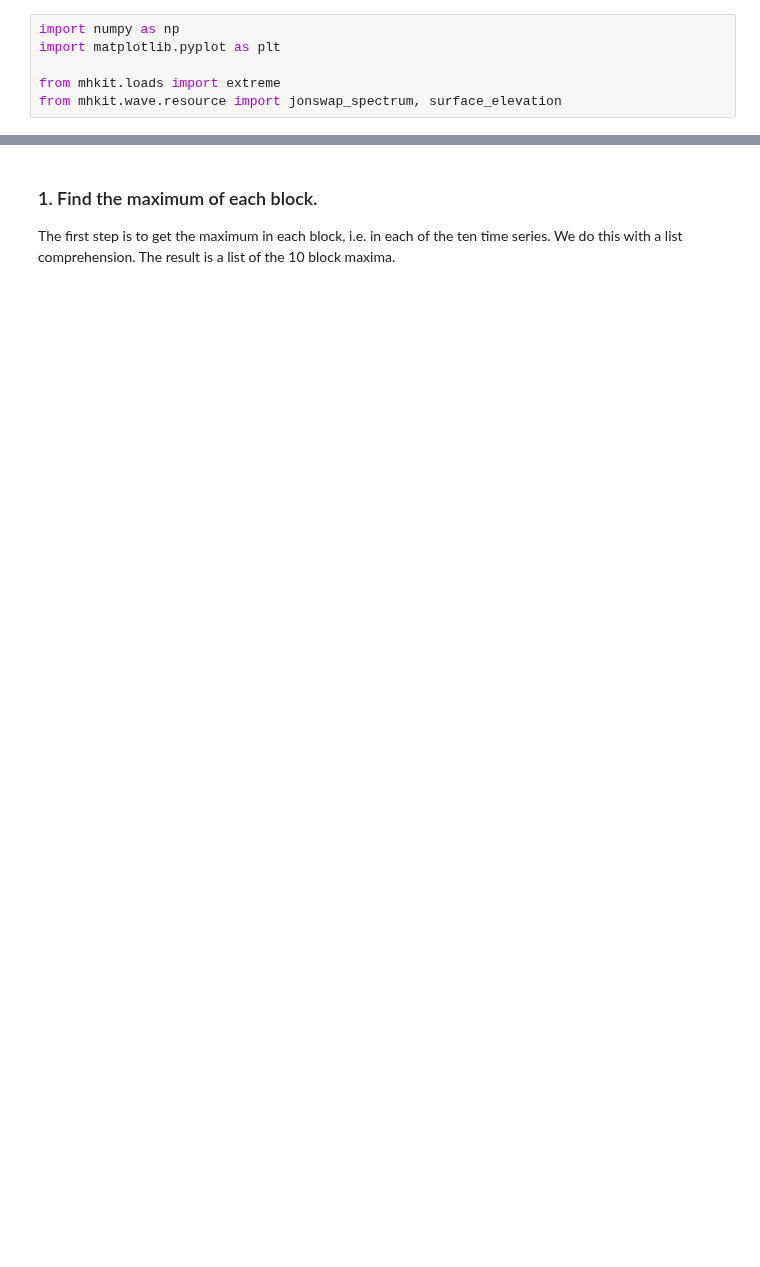
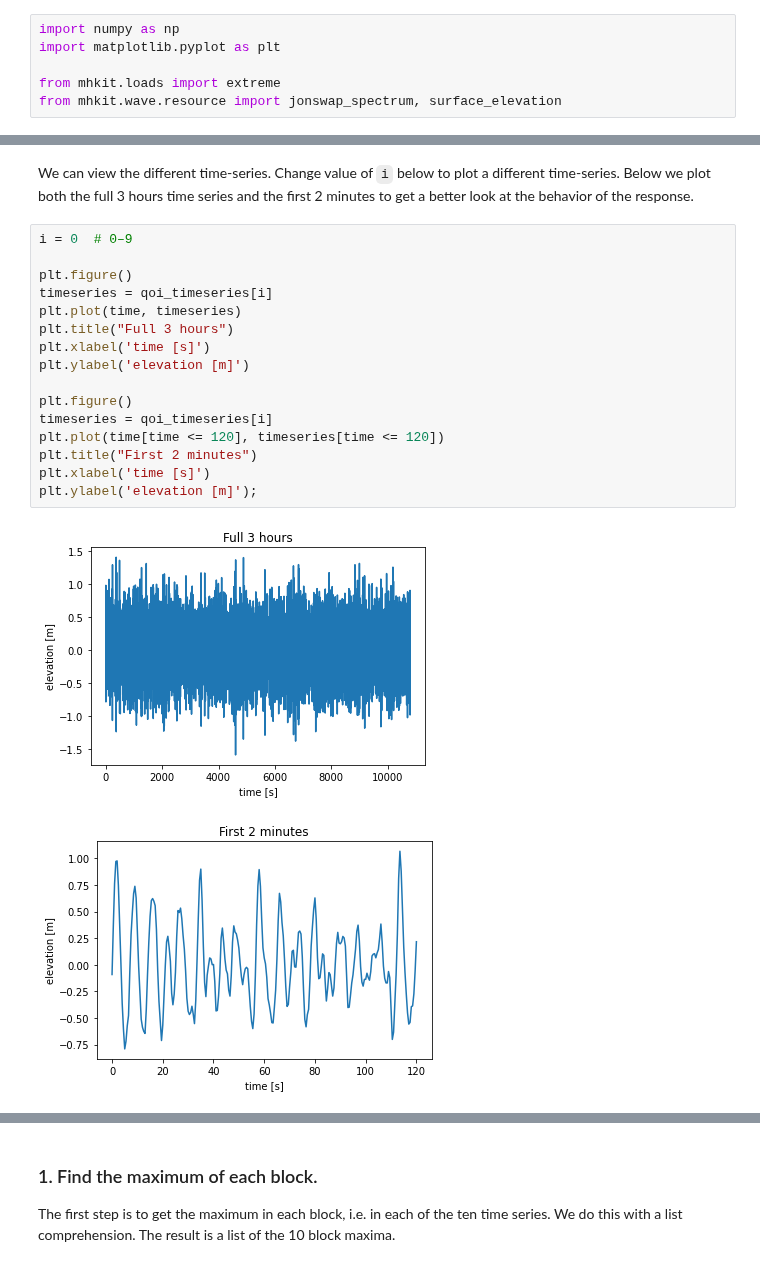
Before and after one commit to MHKiT-Software/MHKiT-Python, a Jupyter notebook: examples/short_term_extremes_example.ipynb, the cells around one changed output, grey strips where cells are left out. Cells and saved outputs as stored; diff of their text form; blank space fills up the shorter version.

```diff
--- a/examples/short_term_extremes_example.ipynb
+++ b/examples/short_term_extremes_example.ipynb
@@ -49,2 +66,23 @@ S = jonswap_spectrum(f, Tp, Hs)
+# %% [markdown]
+We can view the different time-series. Change value of `i` below to plot a different time-series. Below we plot both the full 3 hours time series and the first 2 minutes to get a better look at the behavior of the response.
+# %%
+i = 0  # 0–9
+
+plt.figure()
+timeseries = qoi_timeseries[i]
+plt.plot(time, timeseries)
+plt.title("Full 3 hours")
+plt.xlabel('time [s]')
+plt.ylabel('elevation [m]')
+
+plt.figure()
+timeseries = qoi_timeseries[i]
+plt.plot(time[time <= 120], timeseries[time <= 120])
+plt.title("First 2 minutes")
+plt.xlabel('time [s]')
+plt.ylabel('elevation [m]');
+# %% [output]
+[figure, added]
+[figure, added]
 # %% [markdown]
 ## Block Maxima
```
Also changed, not shown: parts of 30 cells of this notebook.
